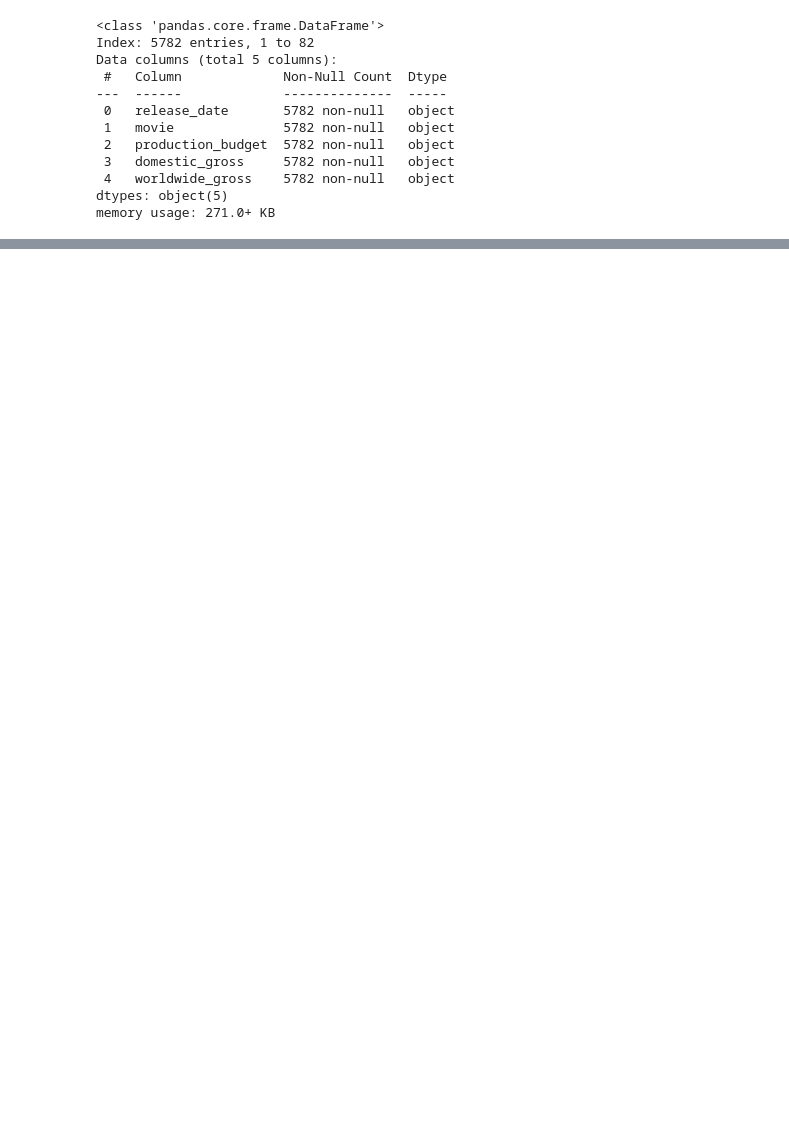
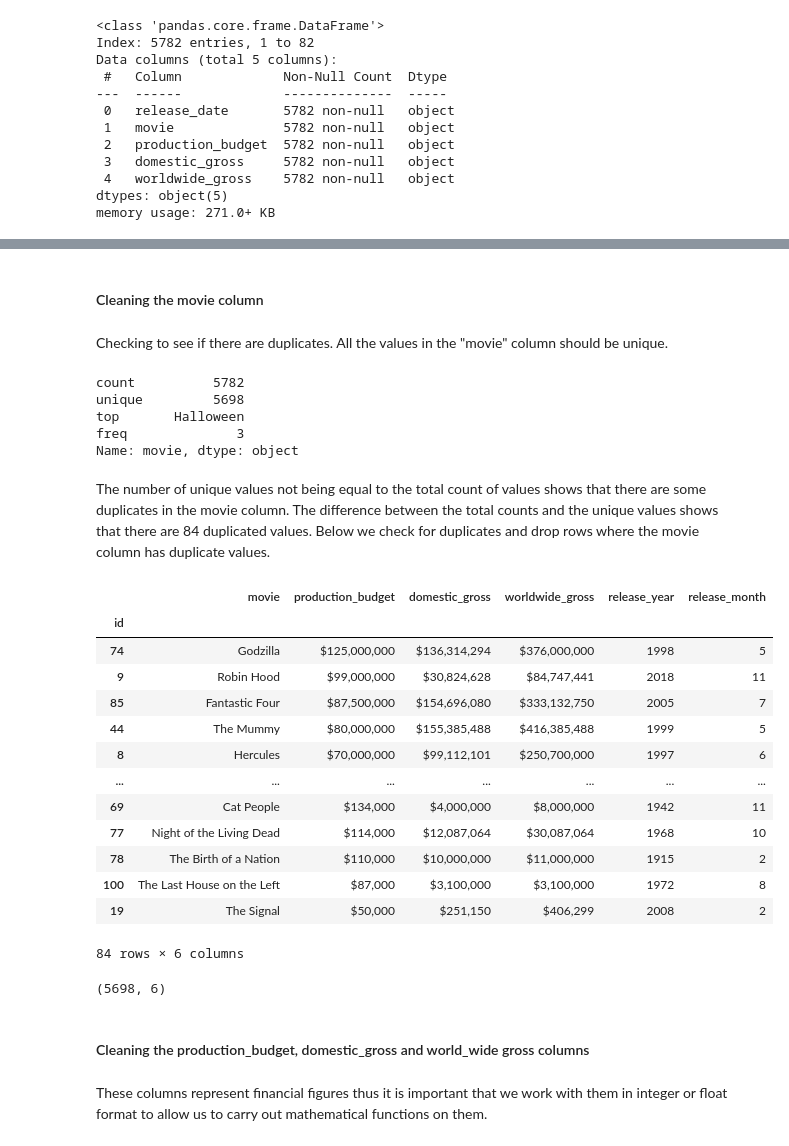
Before and after one commit to Gladwellchebelyon/GROUP7_BOX_OFFICE_MOVIES_ANALYSIS, a Jupyter notebook: Untitled.ipynb, the cells around one changed output, grey strips where cells are left out. Saved outputs shown, nothing was run; the diff lists cells and outputs as text; code cells hidden in the pictures; blank space fills up the shorter version.

Commit message:
Data Cleaning of The Numbers movie budgets dataframe

```diff
--- a/Untitled.ipynb
+++ b/Untitled.ipynb
@@ -241,0 +129,10 @@ directors_df.head()
+# %%
+# Converting the release_date column to datetime format
+TN_df["release_date"] = pd.to_datetime(TN_df["release_date"])
+
+# Creating new columns for "release_year" and "release_month" by splitting the "release_date" column
+TN_df["release_year"]= TN_df["release_date"].dt.year
+TN_df["release_month"]= TN_df["release_date"].dt.month
+
+# Preview of the first 3 rows of the resulting  dataframe
+TN_df.head(3)
@@ -241,0 +147,4 @@ directors_df.head()
+# %%
+# Dropping the "release_date" column
+TN_df = TN_df.drop(columns ="release_date", axis=1)
+TN_df.head(3)
@@ -241,0 +157,52 @@ directors_df.head()
+# %% [markdown]
+#### Cleaning the movie column
+# %% [markdown]
+Checking to see if there are duplicates. All the values in the "movie" column should be unique.
+# %%
+# Getting info about the movie column
+TN_df["movie"].describe()
+# %% [output]
+count          5782
+unique         5698
+top       Halloween
+freq              3
+Name: movie, dtype: object
+# %% [markdown]
+The number of unique values not being equal to the total count of values shows that there are some duplicates in the movie column. The difference between the total counts and the unique values shows that there are 84 duplicated values. Below we check for duplicates and drop rows where the movie column has duplicate values.
+# %%
+# Creating a dataframe that combines rows where the movie column has duplicate values in the TN_df dataframe.
+
+duplicate_movies = TN_df[TN_df.duplicated(subset='movie')]
+
+# Getting a preview of the duplicated rows
+
+duplicate_movies
+# %% [output]
+|  | movie | production_budget | domestic_gross | worldwide_gross | release_year | release_month |
+| id |  |  |  |  |  |  |
+| 74 | Godzilla | $125,000,000 | $136,314,294 | $376,000,000 | 1998 | 5 |
+| 9 | Robin Hood | $99,000,000 | $30,824,628 | $84,747,441 | 2018 | 11 |
+| 85 | Fantastic Four | $87,500,000 | $154,696,080 | $333,132,750 | 2005 | 7 |
+| 44 | The Mummy | $80,000,000 | $155,385,488 | $416,385,488 | 1999 | 5 |
+| 8 | Hercules | $70,000,000 | $99,112,101 | $250,700,000 | 1997 | 6 |
+| ... | ... | ... | ... | ... | ... | ... |
+| 69 | Cat People | $134,000 | $4,000,000 | $8,000,000 | 1942 | 11 |
+| 77 | Night of the Living Dead | $114,000 | $12,087,064 | $30,087,064 | 1968 | 10 |
+| 78 | The Birth of a Nation | $110,000 | $10,000,000 | $11,000,000 | 1915 | 2 |
+| 100 | The Last House on the Left | $87,000 | $3,100,000 | $3,100,000 | 1972 | 8 |
+| 19 | The Signal | $50,000 | $251,150 | $406,299 | 2008 | 2 |
+84 rows × 6 columns
+# %%
+# Dropping rows where the movie column has duplicated values.
+
+TN_df = TN_df.drop_duplicates(subset = ['movie'])
+
+# Check if the changes have been implemented the new number of rows should now be 5698
+
+TN_df.shape
+# %% [output]
+(5698, 6)
+# %% [markdown]
+#### Cleaning the production_budget, domestic_gross and world_wide gross columns
+# %% [markdown]
+These columns represent financial figures thus it is important that we work with them in integer or float format to allow us to carry out mathematical functions on them.
```
Also changed, not shown: parts of 60 cells of this notebook.
